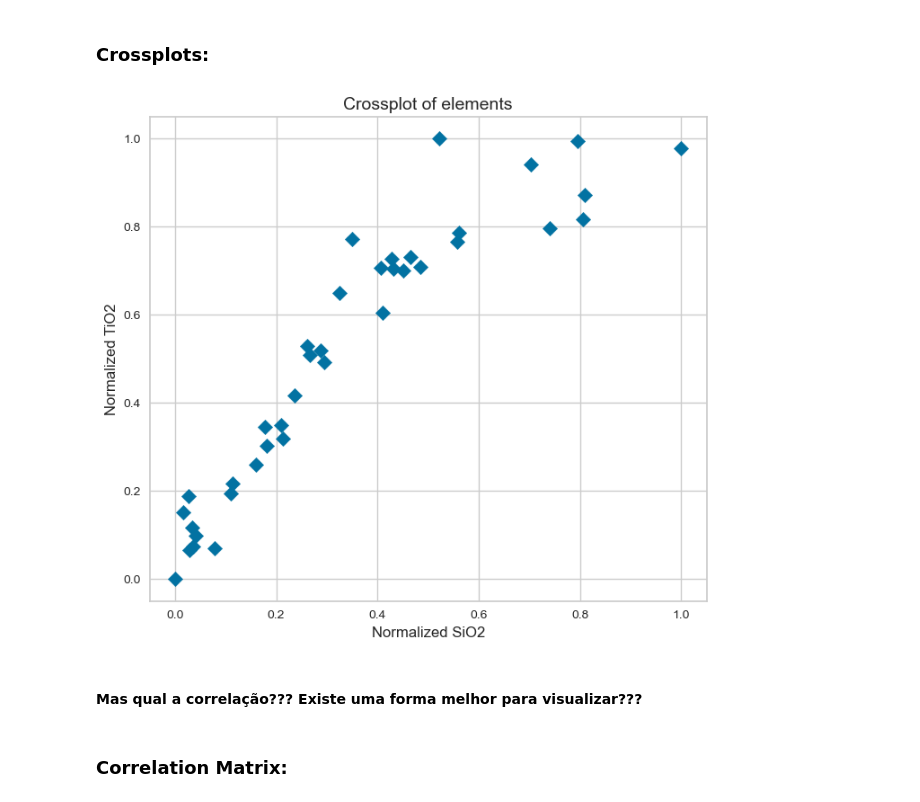
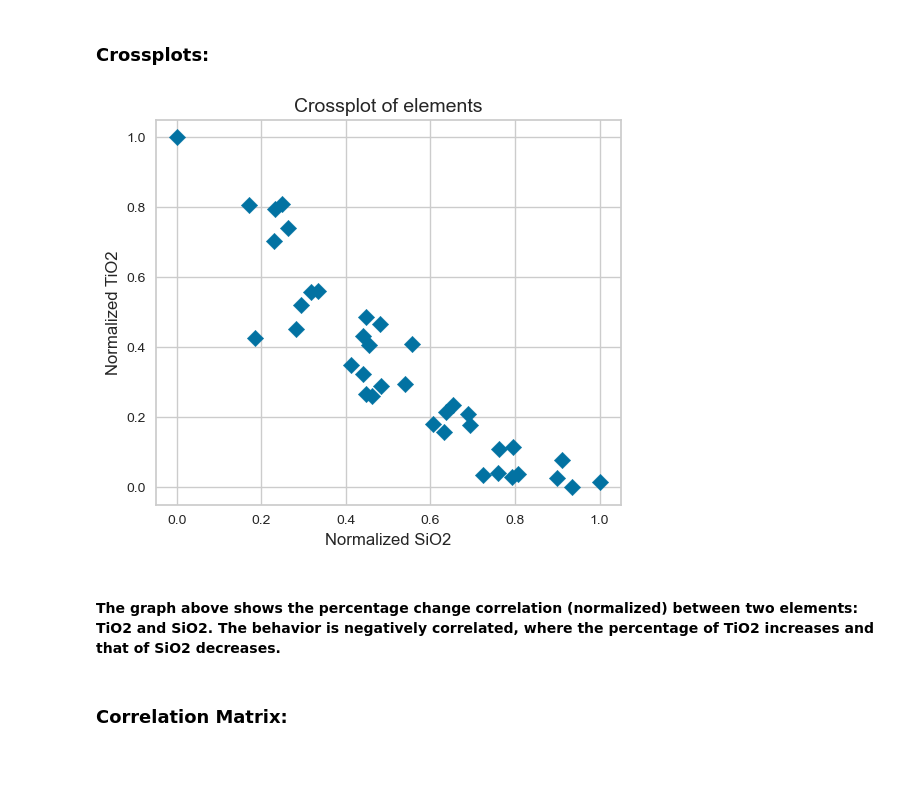
Before and after one commit to Ibsen-Gomes/Geochemistry__Project, a Jupyter notebook: Geochemistry_Project.ipynb, the cells around one changed output. Drawn from its saved outputs; the diff is of its cells as text; code cells hidden in the pictures; blank space fills up the shorter version.

```diff
--- a/Geochemistry_Project.ipynb
+++ b/Geochemistry_Project.ipynb
@@ -192,22 +192,22 @@ X = np.array(df_new)
 # %%
 import matplotlib.patches as mpatches
 
 plt.close('all')
-plt.figure(figsize=(8,7))
+plt.figure(figsize=(6,5))
 
-plt.scatter(X[:,1], X[:,3],
+plt.scatter(X[:,0], X[:,1],
             s=70, alpha=1.0)
 
 #plt.legend(bbox_to_anchor=(0.74, 0.58))
 plt.title('Crossplot of elements', fontsize = 14)
 plt.xlabel('Normalized SiO2', fontsize = 12)
 plt.ylabel('Normalized TiO2', fontsize = 12)
 plt.grid(True)
 plt.show()
 # %% [output]
-[figure, old version]
+[figure, new version]
-# %% [markdown]
-#### Mas qual a correlação??? Existe uma forma melhor para visualizar???
+# %% [markdown]
+#### The graph above shows the percentage change correlation (normalized) between two elements: TiO2 and SiO2. The behavior is negatively correlated, where the percentage of TiO2 increases and that of SiO2 decreases.
 # %% [markdown]
 ### Correlation Matrix:
 # %%
```
Also changed, not shown: parts of 16 cells of this notebook.
